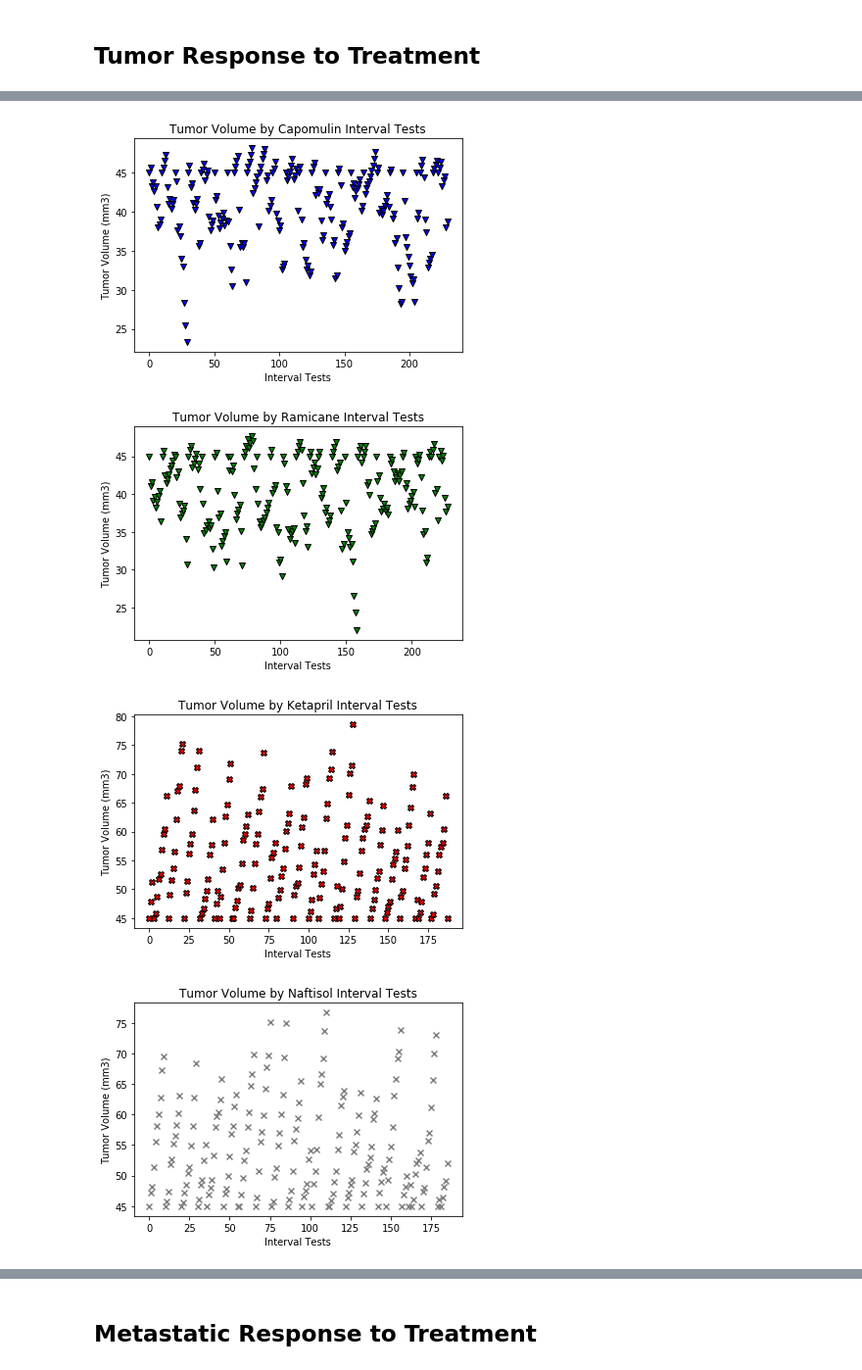
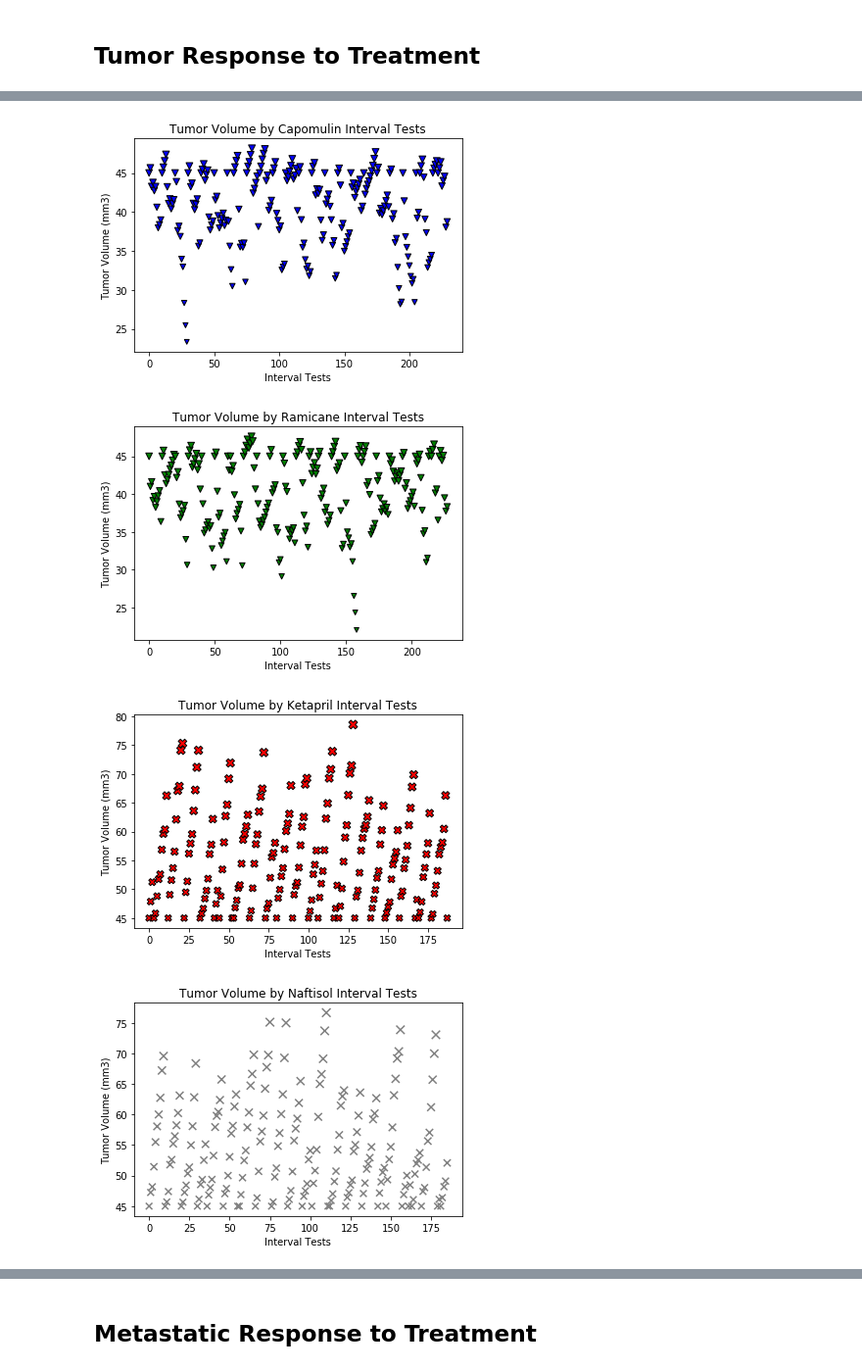
Before and after one commit to RobLMCO/05-MatplotlibHomework, a Jupyter notebook: pymaceuticals_starter.ipynb, the cells around one changed output, grey strips where cells are left out. Shown at 98% size. Drawn from its saved outputs; the diff is of its cells as text; code cells hidden in the pictures.

```diff
--- a/pymaceuticals_starter.ipynb
+++ b/pymaceuticals_starter.ipynb
@@ -243,74 +241,68 @@ plt.show()
 
 plt.title("Tumor Volume by Capomulin Interval Tests")
 x2_timepoints = np.arange(0, Capomulin_num)
-plt.scatter(x2_timepoints, Capomulin, marker="v", facecolors="blue", edgecolors="black", label="Capomulin")
+plt.scatter(x2_timepoints, Capomulin, marker="v", facecolors="blue", edgecolors="black", s=Capomulin, label="Capomulin")
 plt.xlabel("Interval Tests")
 plt.ylabel("Tumor Volume (mm3)")
 plt.show()
 
 plt.title("Tumor Volume by Ramicane Interval Tests")
 x2_timepoints = np.arange(0, Ramicane_num)
-plt.scatter(x2_timepoints, Ramicane, marker="v", facecolors="green", edgecolors="black", label="Ramicane")
+plt.scatter(x2_timepoints, Ramicane, marker="v", facecolors="green", edgecolors="black", s=Ramicane, label="Ramicane")
 plt.xlabel("Interval Tests")
 plt.ylabel("Tumor Volume (mm3)")
 plt.show()
 
 plt.title("Tumor Volume by Ketapril Interval Tests")
 x2_timepoints = np.arange(0, Ketapril_num)
-plt.scatter(x2_timepoints, Ketapril, marker="X", facecolors="red", edgecolors="black", label="Ketapril")
+plt.scatter(x2_timepoints, Ketapril, marker="X", facecolors="red", edgecolors="black", s=Ketapril, label="Ketapril")
 plt.xlabel("Interval Tests")
 plt.ylabel("Tumor Volume (mm3)")
 plt.show()
 
 plt.title("Tumor Volume by Naftisol Interval Tests")
 x1_timepoints = np.arange(0, Naftisol_num)
-plt.scatter(x1_timepoints, Naftisol, marker="x", facecolors="grey", edgecolors="black", label="Naftisol")
+plt.scatter(x1_timepoints, Naftisol, marker="x", facecolors="grey", edgecolors="black", s=Naftisol, label="Naftisol")
 plt.xlabel("Interval Tests")
 plt.ylabel("Tumor Volume (mm3)")
 plt.show()
 
 plt.title("Tumor Volume by Zoniferol Interval Tests")
 x2_timepoints = np.arange(0, Zoniferol_num)
-plt.scatter(x2_timepoints, Zoniferol, marker="X", facecolors="orange", edgecolors="black", label="Zoniferol")
+plt.scatter(x2_timepoints, Zoniferol, marker="X", facecolors="orange", edgecolors="black", s=Zoniferol, label="Zoniferol")
 plt.xlabel("Interval Tests")
 plt.ylabel("Tumor Volume (mm3)")
 plt.show()
 
 plt.title("Tumor Volume by Stelasyn Interval Tests")
 x1_timepoints = np.arange(0, Stelasyn_num)
-plt.scatter(x1_timepoints, Stelasyn, marker="x", facecolors="pink", edgecolors="black", label="Stelasyn")
+plt.scatter(x1_timepoints, Stelasyn, marker="x", facecolors="pink", edgecolors="black", s=Stelasyn, label="Stelasyn")
 plt.xlabel("Interval Tests")
 plt.ylabel("Tumor Volume (mm3)")
 plt.show()
 
 plt.title("Tumor Volume by Ceftamin Interval Tests")
 x2_timepoints = np.arange(0, Ceftamin_num)
-plt.scatter(x2_timepoints, Ceftamin, marker="X", facecolors="red", edgecolors="black", label="Ceftamin")
+plt.scatter(x2_timepoints, Ceftamin, marker="X", facecolors="red", edgecolors="black", s=Ceftamin, label="Ceftamin")
 plt.xlabel("Interval Tests")
 plt.ylabel("Tumor Volume (mm3)")
 plt.show()
 
 plt.title("Tumor Volume by Infubinol Interval Tests")
 x1_timepoints = np.arange(0, Infubinol_num)
-plt.scatter(x1_timepoints, Infubinol, marker="x", facecolors="grey", edgecolors="black", label="Infubinol")
+plt.scatter(x1_timepoints, Infubinol, marker="x", facecolors="grey", edgecolors="black", s=Infubinol, label="Infubinol")
 plt.xlabel("Interval Tests")
 plt.ylabel("Tumor Volume (mm3)")
 plt.show()
 
 plt.title("Tumor Volume by Propriva Interval Tests")
 x2_timepoints = np.arange(0, Propriva_num)
-plt.scatter(x2_timepoints, Propriva, marker="X", facecolors="orange", edgecolors="black", label="Propriva")
+plt.scatter(x2_timepoints, Propriva, marker="X", facecolors="orange", edgecolors="black", s=Propriva, label="Propriva")
 plt.xlabel("Interval Tests")
 plt.ylabel("Tumor Volume (mm3)")
 plt.show()
-
-# Store the Standard Error of Tumor Volumes Grouped by Drug and Timepoint
-
-# Convert to DataFrame
-
-# Preview DataFrame
 # %% [output]
-[figure, old version]
+[figure, new version]
 [figure]
-[figure, old version]
+[figure, new version]
 [figure]
```
Also changed, not shown: parts of 20 cells of this notebook.
